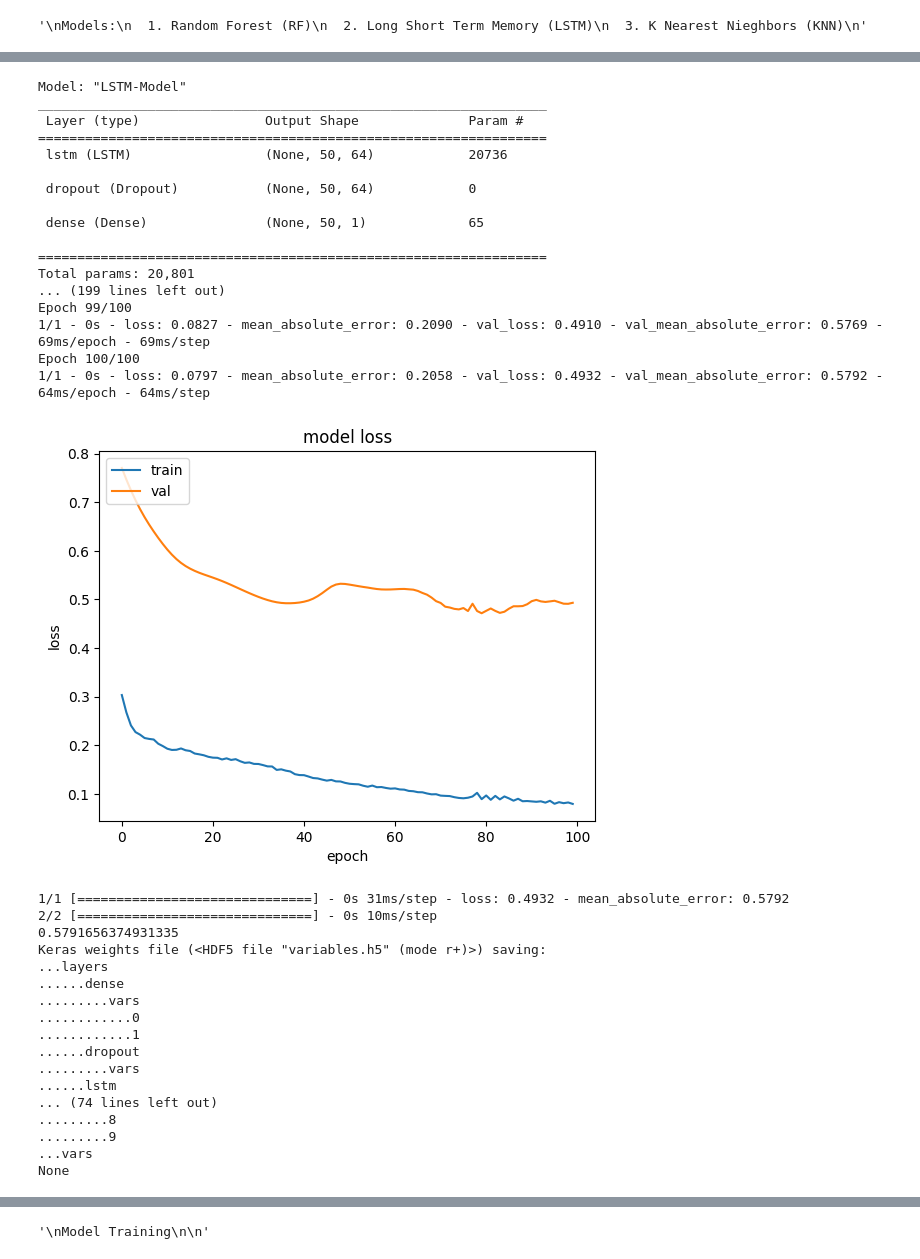
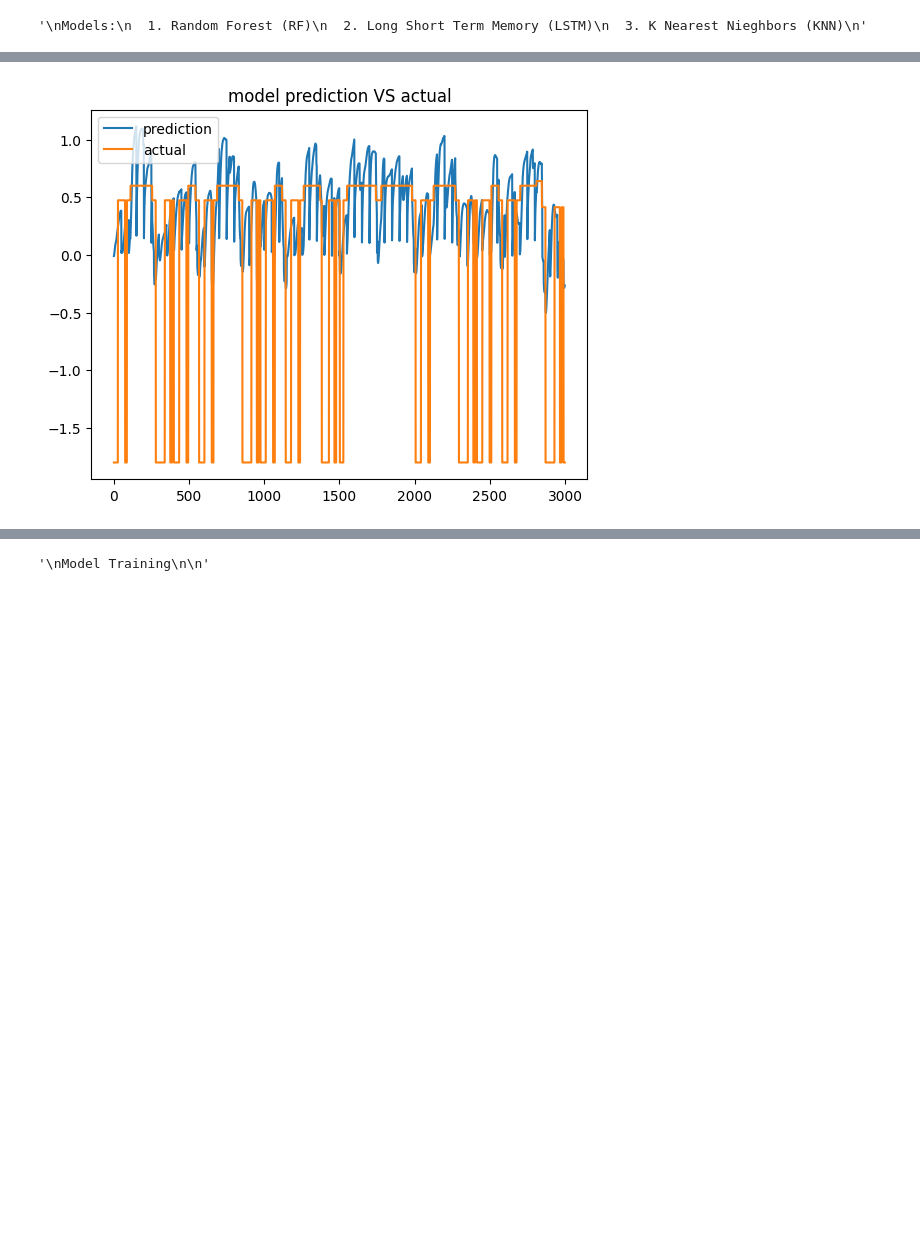
Before and after one commit to shef4/fireflyai, a Jupyter notebook: Thermoflyai_model_training.ipynb, the cells around one changed output, grey strips where cells are left out. Cells and saved outputs as stored; diff of their text form; code cells hidden in the pictures; blank space fills up the shorter version.

```diff
--- a/Thermoflyai_model_training.ipynb
+++ b/Thermoflyai_model_training.ipynb
@@ -379,7 +379,7 @@ dev, test = train_test_split(batch, test_size=0.2, shuffle=False)
 train, val = train_test_split(dev, test_size=0.2, shuffle=False)
 #split label
 X_Train, Y_Train = train.drop(columns=["AC Temp"]), train["AC Temp"]
-X_Val, Y_VAL = val.drop(columns=["AC Temp"]), val["AC Temp"]
+X_Val, Y_Val = val.drop(columns=["AC Temp"]), val["AC Temp"]
 X_Test, Y_Test = test.drop(columns=["AC Temp"]), test["AC Temp"]
 
 print(user_profile)
@@ -457,13 +466,16 @@ class Model_RF():
 
   def load_data(self, x_train, y_train, x_val, y_val, x_test, y_test):
     #load data
-    self.x_train, self.y_train = x_train, y_train.astype(int)
-    self.x_val, self.y_val = x_val, y_val.astype(int)
-    self.x_test, self.y_test = x_test, y_test.astype(int)
+    self.x_train, self.y_train = x_train, y_train.astype(int).to_numpy()
+    self.x_val, self.y_val = x_val, y_val.astype(int).to_numpy()
+    self.x_test, self.y_test = x_test, y_test.astype(int).to_numpy()
 
-  def train(self, hyper_parms):
+  def train(self, hp):
     #reset and train model
-    self.model = RandomForestClassifier(max_features=hyper_parms[0]["default"], max_depth=hyper_parms[1]["default"],min_samples_split=hyper_parms[2]["default"],min_samples_leaf=hyper_parms[3]["default"])
+    self.model = RandomForestClassifier(max_features=hp["max_features"]["values"][hp["max_features"]["index"]],
+                                        max_depth=hp["max_depth"]["values"][hp["max_depth"]["index"]],
+                                        min_samples_split=hp["min_samples_split"]["values"][hp["min_samples_split"]["index"]],
+                                        min_samples_leaf=hp["min_samples_leaf"]["values"][hp["min_samples_leaf"]["index"]])
     self.model.fit(self.x_train, self.y_train)
     return self.model
 
@@ -553,7 +572,7 @@ class Model_LSTM():
     self.x_train, self.y_train = self.format_data(x_train, y_train)
     self.x_val, self.y_val = self.format_data(x_val, y_val)
     self.x_test, self.y_test = self.format_data(x_test, y_test)
-    print(self.x_train.shape, self.y_train.shape)
+    #print(self.x_train.shape, self.y_train.shape)
 
   def plot_loss(self, history):
     # summarize history for accuracy
@@ -566,35 +585,26 @@ class Model_LSTM():
     plt.show()
     return
 
-  def plot_predict(self, model,x_data, y_data):
-    prediction = model.predict(x_data)
-    plt.plot(prediction.flatten())
-    plt.plot(y_data.flatten())
-    plt.title('model prediction VS actual')
-    plt.legend(['prediction', 'actual'], loc='upper left')
-
-  def train(self, hyper_parms, batch_size = 64, epochs = 100):
+  def train(self, hp, batch_size = 64, epochs = 100):
     #train model
     self.model = Sequential(name="LSTM-Model") # Model
     self.model.add(LSTM(64, input_shape=(self.x_train.shape[1], self.x_train.shape[2]), return_sequences=True))
     self.model.add(Dropout(0.2))
     self.model.add(Dense(units=1,activation='linear')) # Output Layer
-    self.model.summary()
+    #self.model.summary()
     self.model.compile(loss=tf.keras.losses.MeanSquaredError(), optimizer=tf.keras.optimizers.Adam(), metrics=[tf.keras.metrics.MeanAbsoluteError()])
     history = self.model.fit(self.x_train, self.y_train, epochs=epochs, batch_size = batch_size, validation_data=(self.x_val, self.y_val), verbose = 2,shuffle = False)
-    self.plot_loss(history)
+    #self.plot_loss(history)
     return self.model
 
   def validate(self):
     #cross validate models acc
     acc = self.model.evaluate(self.x_val,self.y_val, batch_size=128)[1]
-    self.plot_predict(self.model,self.x_val,self.y_val)
     return acc
 
   def test(self, model):
     #test models acc
     acc = self.model.evaluate(self.x_test,self.y_test, batch_size=128)[1]
-    self.plot_predict(self.model,self.x_test,self.y_test)
     return acc
 
   def load(self, filename):
@@ -611,17 +621,13 @@ if not os.path.exists('models/lstm'):
 # %%
 #Test Model Class
 model = Model_LSTM()
-lstm_hyper_params = [{"name":"n_neighbors", "default":1, "start":1, "stop":5, "step":1},
-                     {"name":"weights", "default":1, "start":1, "stop":5, "step":1},
-                     {"name":"kd_tree", "default":1, "start":1, "stop":5, "step":1},
-                     {"name":"leafsize", "default":1, "start":1, "stop":5, "step":1},
-                     {"name":"n_neighbors", "default":1, "start":1, "stop":5, "step":1},
-                     {"name":"p=2", "default":1, "start":1, "stop":5, "step":1}]
+lstm_hp = {"hyper_param_name":{"values":[], "index":0, "start":1, "stop":5, "step":1}}
 model.load_data(x_train = X_Train.copy(), y_train = Y_Train.copy(),
-                x_val = X_Val.copy(), y_val =  Y_VAL.copy(),
+                x_val = X_Val.copy(), y_val =  Y_Val.copy(),
                 x_test = X_Test.copy(), y_test = Y_Test.copy())
-model.train(lstm_hyper_params) ## add your parameters here
+model.train(lstm_hp)
 acc = model.validate()
+plot_predict(model,model.x_val, model.y_val)
 print(acc)
 model.save('models/lstm/lstm_model_test.pkl')
 saved_model = model.load('models/lstm/lstm_model_test.pkl')
@@ -636,35 +653 @@ To enable them in other operations, rebuild TensorFlow with the appropriate comp
-Model: "LSTM-Model"
-_________________________________________________________________
- Layer (type)                Output Shape              Param #
-=================================================================
- lstm (LSTM)                 (None, 50, 64)            20736
-
- dropout (Dropout)           (None, 50, 64)            0
-
- dense (Dense)               (None, 50, 1)             65
-
-=================================================================
-Total params: 20,801
-... (199 lines left out)
-Epoch 99/100
-1/1 - 0s - loss: 0.0827 - mean_absolute_error: 0.2090 - val_loss: 0.4910 - val_mean_absolute_error: 0.5769 - 69ms/epoch - 69ms/step
-Epoch 100/100
-1/1 - 0s - loss: 0.0797 - mean_absolute_error: 0.2058 - val_loss: 0.4932 - val_mean_absolute_error: 0.5792 - 64ms/epoch - 64ms/step
-[figure, old version]
+[figure, new version]
-1/1 [==============================] - 0s 31ms/step - loss: 0.4932 - mean_absolute_error: 0.5792
-2/2 [==============================] - 0s 10ms/step
-0.5791656374931335
-Keras weights file (<HDF5 file "variables.h5" (mode r+)>) saving:
-...layers
-......dense
-.........vars
-............0
-............1
-......dropout
-.........vars
-......lstm
-... (74 lines left out)
-.........8
-.........9
-...vars
-None
```
Also changed, not shown: parts of 22 cells of this notebook, 1 other file.
